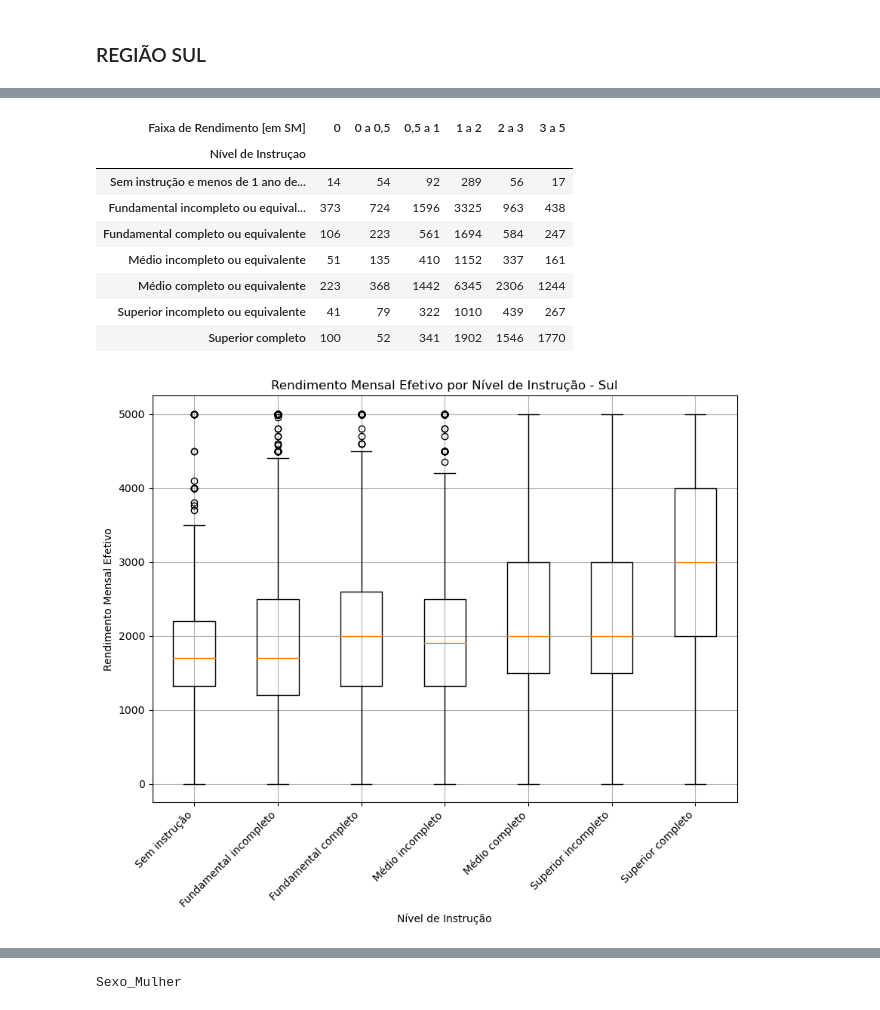
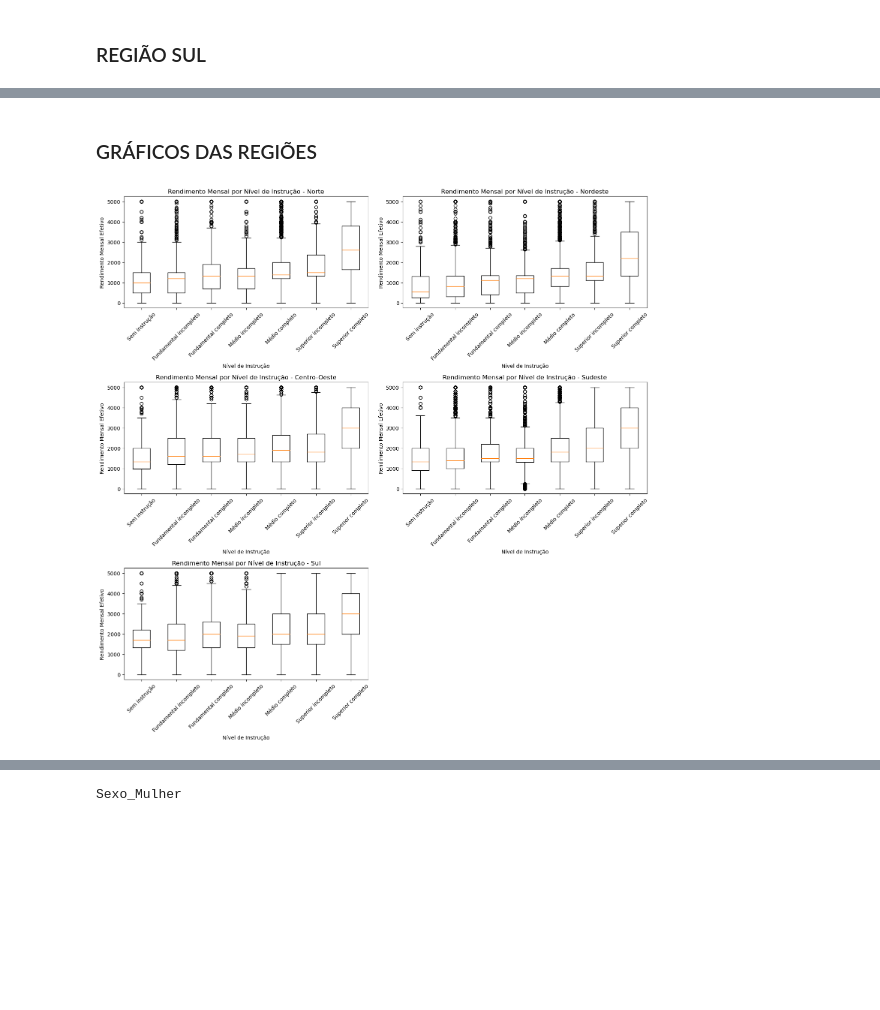
Before and after one commit to Dnimf/cdadosp3, a Jupyter notebook: Projeto_3 (2).ipynb, the cells around one changed output, grey strips where cells are left out. Cells and saved outputs as stored; diff of their text form; code cells hidden in the pictures; blank space fills up the shorter version.

```diff
--- a/Projeto_3 (2).ipynb
+++ b/Projeto_3 (2).ipynb
@@ -184,7 +184,7 @@ dados_colunas['Idade'] = dados_colunas['Idade'].astype('Int64')
 dados_colunas['Rendimento Mensal Efetivo'] = dados_colunas['Rendimento Mensal Efetivo'].astype('Int64')
 # %%
 # Filtrando apenas pessoas com 18 ou mais anos de Idade e Removendo NaN
-dados_colunas = dados_colunas[dados_colunas['Idade'] >= 18]
+dados_colunas = dados_colunas[(dados_colunas['Idade'] >= 18) & (dados_colunas['Idade'] <= 80)]
 dados_colunas = dados_colunas.dropna(subset=['Rendimento Mensal Efetivo'])
 dados_colunas = dados_colunas[dados_colunas['Rendimento Mensal Efetivo'] <= 5000]
 # %%
@@ -493,39 +408,50 @@ plt.show()
+# %% [markdown]
+### GRÁFICOS DAS REGIÕES
 # %%
-# RELAÇÕES - REGIÃO Sul
+# Dados de cada região
+dados_regioes = {
+    "Norte": dados_colunas_Norte,
+    "Nordeste": dados_colunas_Nordeste,
+    "Centro-Oeste": dados_colunas_Centro_Oeste,
+    "Sudeste": dados_colunas_Sudeste,
+    "Sul": dados_colunas_Sul
+}
 
-Sul = pd.crosstab(dados_colunas_Sul['Nível de Instruçao'],dados_colunas_Sul['Faixa de Rendimento [em SM]'])
-display(Sul)
+# Títulos das colunas
+labels = ['Sem instrução', 'Fundamental incompleto', 'Fundamental completo',
+          'Médio incompleto', 'Médio completo', 'Superior incompleto', 'Superior completo']
 
-# --------------------------------------------
+# Criando o layout de subplots
+fig, axes = plt.subplots(3, 2, figsize=(15, 15))  # 3 linhas, 2 colunas para 5 gráficos (o último será vazio)
 
-plt.figure(figsize=(10, 7))
-plt.boxplot([
-    dados_colunas_Sul[dados_colunas_Sul['Nível de Instruçao'] == 'Sem instrução e menos de 1 ano de estudo']['Rendimento Mensal Efetivo'],
-    dados_colunas_Sul[dados_colunas_Sul['Nível de Instruçao'] == 'Fundamental incompleto ou equivalente']['Rendimento Mensal Efetivo'],
-    dados_colunas_Sul[dados_colunas_Sul['Nível de Instruçao'] == 'Fundamental completo ou equivalente']['Rendimento Mensal Efetivo'],
-    dados_colunas_Sul[dados_colunas_Sul['Nível de Instruçao'] == 'Médio incompleto ou equivalente']['Rendimento Mensal Efetivo'],
-    dados_colunas_Sul[dados_colunas_Sul['Nível de Instruçao'] == 'Médio completo ou equivalente']['Rendimento Mensal Efetivo'],
-    dados_colunas_Sul[dados_colunas_Sul['Nível de Instruçao'] == 'Superior incompleto ou equivalente']['Rendimento Mensal Efetivo'],
-    dados_colunas_Sul[dados_colunas_Sul['Nível de Instruçao'] == 'Superior completo']['Rendimento Mensal Efetivo']
-], labels=['Sem instrução', 'Fundamental incompleto', 'Fundamental completo', 'Médio incompleto', 'Médio completo', 'Superior incompleto', 'Superior completo'])
+# Iterando sobre as regiões
+for ax, (regiao, dados) in zip(axes.flat, dados_regioes.items()):
+    # Gerando os boxplots para cada região
+    ax.boxplot([
+        dados[dados['Nível de Instruçao'] == 'Sem instrução e menos de 1 ano de estudo']['Rendimento Mensal Efetivo'],
+        dados[dados['Nível de Instruçao'] == 'Fundamental incompleto ou equivalente']['Rendimento Mensal Efetivo'],
+        dados[dados['Nível de Instruçao'] == 'Fundamental completo ou equivalente']['Rendimento Mensal Efetivo'],
+        dados[dados['Nível de Instruçao'] == 'Médio incompleto ou equivalente']['Rendimento Mensal Efetivo'],
+        dados[dados['Nível de Instruçao'] == 'Médio completo ou equivalente']['Rendimento Mensal Efetivo'],
+        dados[dados['Nível de Instruçao'] == 'Superior incompleto ou equivalente']['Rendimento Mensal Efetivo'],
+        dados[dados['Nível de Instruçao'] == 'Superior completo']['Rendimento Mensal Efetivo']
+    ], labels=labels)
 
-plt.grid()
-plt.ylabel('Rendimento Mensal Efetivo')
-plt.xlabel('Nível de Instrução')
-plt.title('Rendimento Mensal Efetivo por Nível de Instrução - Sul')
-plt.xticks(rotation=45, ha='right')
+    # Configurações de estilo
+    ax.set_title(f'Rendimento Mensal por Nível de Instrução - {regiao}')
+    ax.set_ylabel('Rendimento Mensal Efetivo')
+    ax.set_xlabel('Nível de Instrução')
+    ax.tick_params(axis='x', rotation=45)
+
+# Remover o último gráfico vazio se necessário
+if len(dados_regioes) < len(axes.flat):
+    axes.flat[-1].set_visible(False)
+
+# Ajustando espaçamento
+plt.tight_layout()
 plt.show()
 # %% [output]
-| Faixa de Rendimento [em SM] | 0 | 0 a 0,5 | 0,5 a 1 | 1 a 2 | 2 a 3 | 3 a 5 |
-| Nível de Instruçao |  |  |  |  |  |  |
-| Sem instrução e menos de 1 ano de... | 14 | 54 | 92 | 289 | 56 | 17 |
-| Fundamental incompleto ou equival... | 373 | 724 | 1596 | 3325 | 963 | 438 |
-| Fundamental completo ou equivalente | 106 | 223 | 561 | 1694 | 584 | 247 |
-| Médio incompleto ou equivalente | 51 | 135 | 410 | 1152 | 337 | 161 |
-| Médio completo ou equivalente | 223 | 368 | 1442 | 6345 | 2306 | 1244 |
-| Superior incompleto ou equivalente | 41 | 79 | 322 | 1010 | 439 | 267 |
-| Superior completo | 100 | 52 | 341 | 1902 | 1546 | 1770 |
-[figure, old version]
+[figure, new version]
 # %%
 #regressao
 
```
Also changed, not shown: parts of 26 cells of this notebook.
